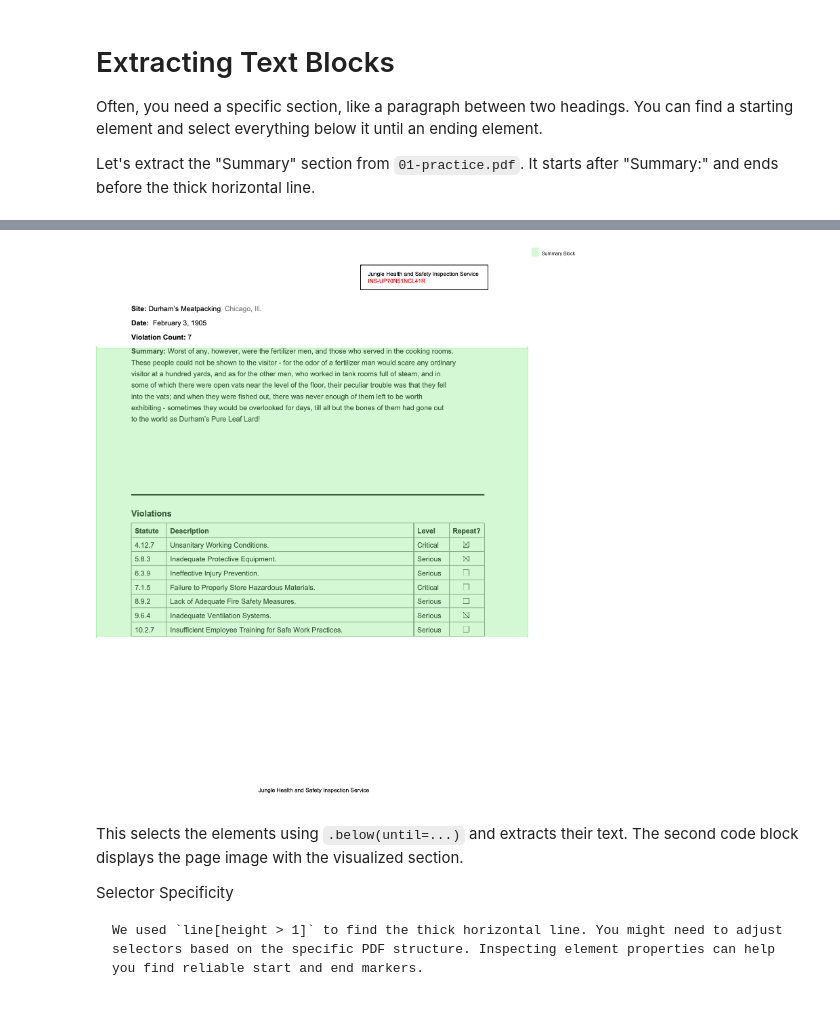
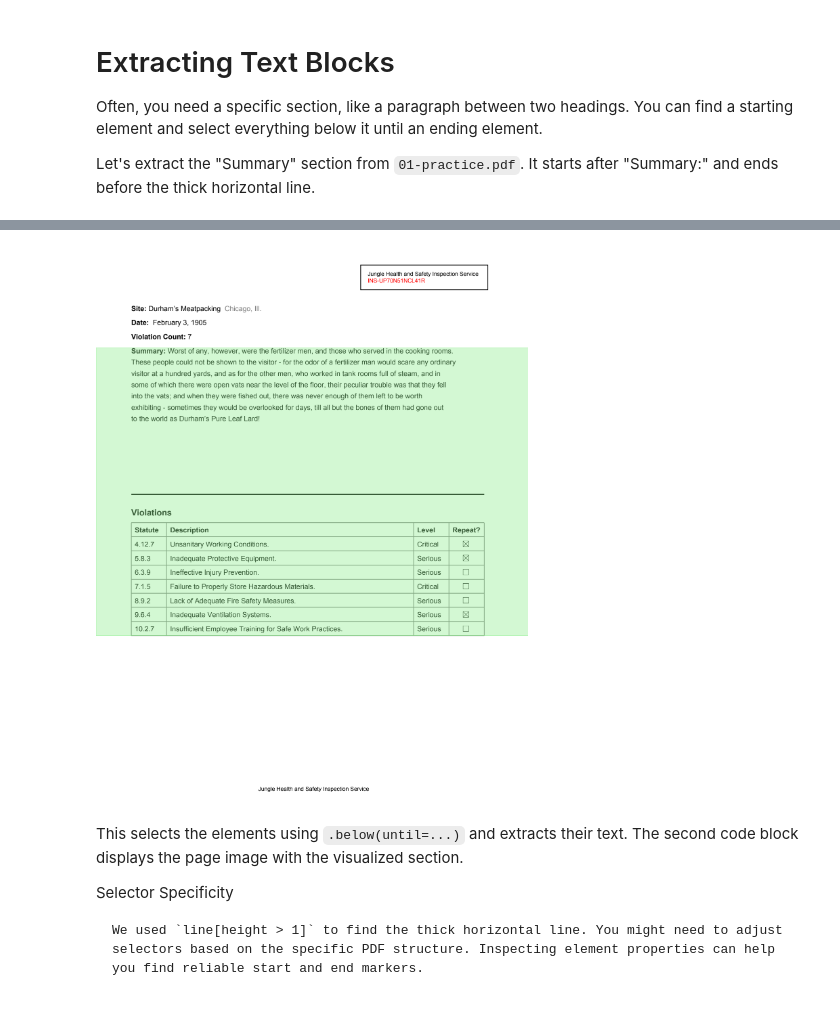
Before and after one commit to jsoma/natural-pdf, a Jupyter notebook: tutorials/03-extracting-blocks/03-extracting-blocks.ipynb, the cells around one changed output, grey strips where cells are left out. Drawn from its saved outputs; the diff is of its cells as text; code cells hidden in the pictures.

```diff
--- a/tutorials/03-extracting-blocks/03-extracting-blocks.ipynb
+++ b/tutorials/03-extracting-blocks/03-extracting-blocks.ipynb
@@ -33,8 +34,8 @@ summary_elements.extract_text()
 # %%
 # Display the page image to see the visualization
-page.to_image()
+page.show()
 # %% [output]
-[figure, old version]
+[figure, new version]
 # %% [markdown]
 This selects the elements using `.below(until=...)` and extracts their text. The second code block displays the page image with the visualized section.
 
```
Also changed, not shown: parts of 1 cell of this notebook, 25 other files.
